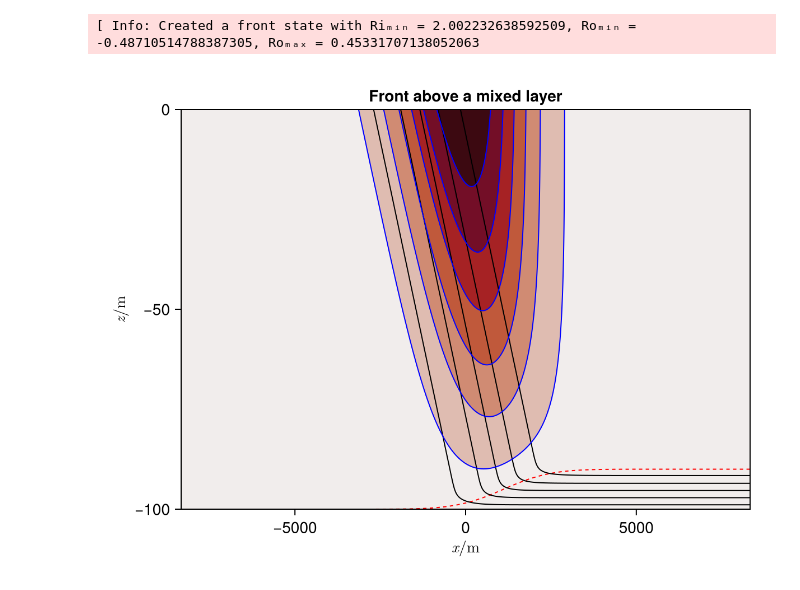
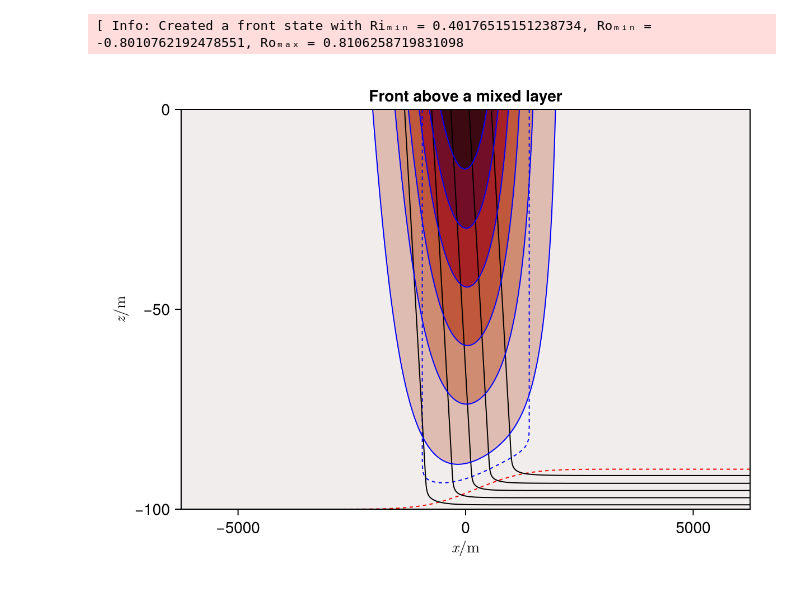
Before and after one commit to erin-atkinson/turbulence-at-fronts, a Jupyter notebook: analysis/FrontInitialisation.ipynb, the cells around one changed output. Drawn from its saved outputs; the diff is of its cells as text; code cells hidden in the pictures.

```diff
--- a/analysis/FrontInitialisation.ipynb
+++ b/analysis/FrontInitialisation.ipynb
@@ -10,7 +10,7 @@ using ImageFiltering: imfilter, Kernel.gaussian
 include("../src-fronts/parameters.jl")
 include("../src-fronts/base_state.jl")
 g(x) = log(1 + exp(x))
-sp = create_simulation_parameters(; Ri=2, Ro=0.6, Q=100)
+sp = create_simulation_parameters(; Ri=0.4, Ro=0.8, Q=100)
 (; xs, zs, u, v, w, b) = get_base_state(sp)
 
 ζ = (circshift(v, (-1, 0)) - circshift(v, (1, 0))) ./ (circshift(xs, -1) - circshift(xs, 1))
@@ -26,35 +26,35 @@ q = (ζ .+ sp.f) .* N² .- S .* M²
 
 v_approx(x, z) = let h(x) = sp.H * γ(x/sp.ℓ, sp.δ)
     let x = x + sp.a*sp.H/2
-        z₀(x, n) = n <= 0 ? n : h(x + sp.a*z₀(x, n-1))
-    (1-sp.ε) * sp.N₀² * (h(x+sp.a*z) - h(x+sp.a*z₀(x, 10))) / (sp.f * sp.a)
+        z₀(x, n) = n <= 0 ? 0 : h(x + sp.a*z₀(x, n-1))
+    (1-sp.ε) * sp.N₀² * (h(x+sp.a*z) - h(x+sp.a*z₀(x, 5))) / (sp.f * sp.a)
     end
 end
 
 Ri = N² ./ S.^2
 Ro = ζ ./ sp.f
 
 Riₘᵢₙ = minimum(Ri[:, 2:end])
 Roₘᵢₙ = minimum(Ro)
 Roₘₐₓ = maximum(Ro)
 
 @info "Created a front state with Riₘᵢₙ = $Riₘᵢₙ, Roₘᵢₙ = $Roₘᵢₙ, Roₘₐₓ = $Roₘₐₓ"
 
 fig = Figure()
 ax = Axis(fig[1, 1]; xlabel=L"x / \text{m}", ylabel=L"z / \text{m}", title="Front above a mixed layer", limits=(xs[1], xs[end], -sp.H, 0))
 h(x, z) = z - sp.H * γ(x/sp.ℓ, 0.1)
 
 let a = [v_approx(x, z) for x in xs, z in zs]
     contourf!(ax, xs, zs, a; levels=range(-maximum(abs, a), maximum(abs, a), 14), colormap=:balance)
 end
 #heatmap!(ax, xs, zs, q; colormap=:balance, colorrange=(-sp.f * sp.N₀²/10, sp.f * sp.N₀²/10))
-contour!(ax, xs, zs, q; levels=[0], color=:blue)
+contour!(ax, xs, zs, q; levels=[0], color=:blue, linestyle=:dash)
 contour!(ax, xs, zs, (x, z)->h(x + sp.a * (z+sp.H/2), z); color=:red, levels=[0], linestyle=:dash)
 contour!(ax, xs, zs, b; color=:black)
 let a = v
     contour!(ax, xs, zs, a; levels=range(-maximum(abs, a), maximum(abs, a), 14), color=:blue)
 end
 fig
 # %% [output]
-[ Info: Created a front state with Riₘᵢₙ = 2.002232638592509, Roₘᵢₙ = -0.48710514788387305, Roₘₐₓ = 0.45331707138052063
+[ Info: Created a front state with Riₘᵢₙ = 0.40176515151238734, Roₘᵢₙ = -0.8010762192478551, Roₘₐₓ = 0.8106258719831098
-[figure, old version]
+[figure, new version]
```
Also changed, not shown: parts of 11 cells of this notebook, 14 other files.
